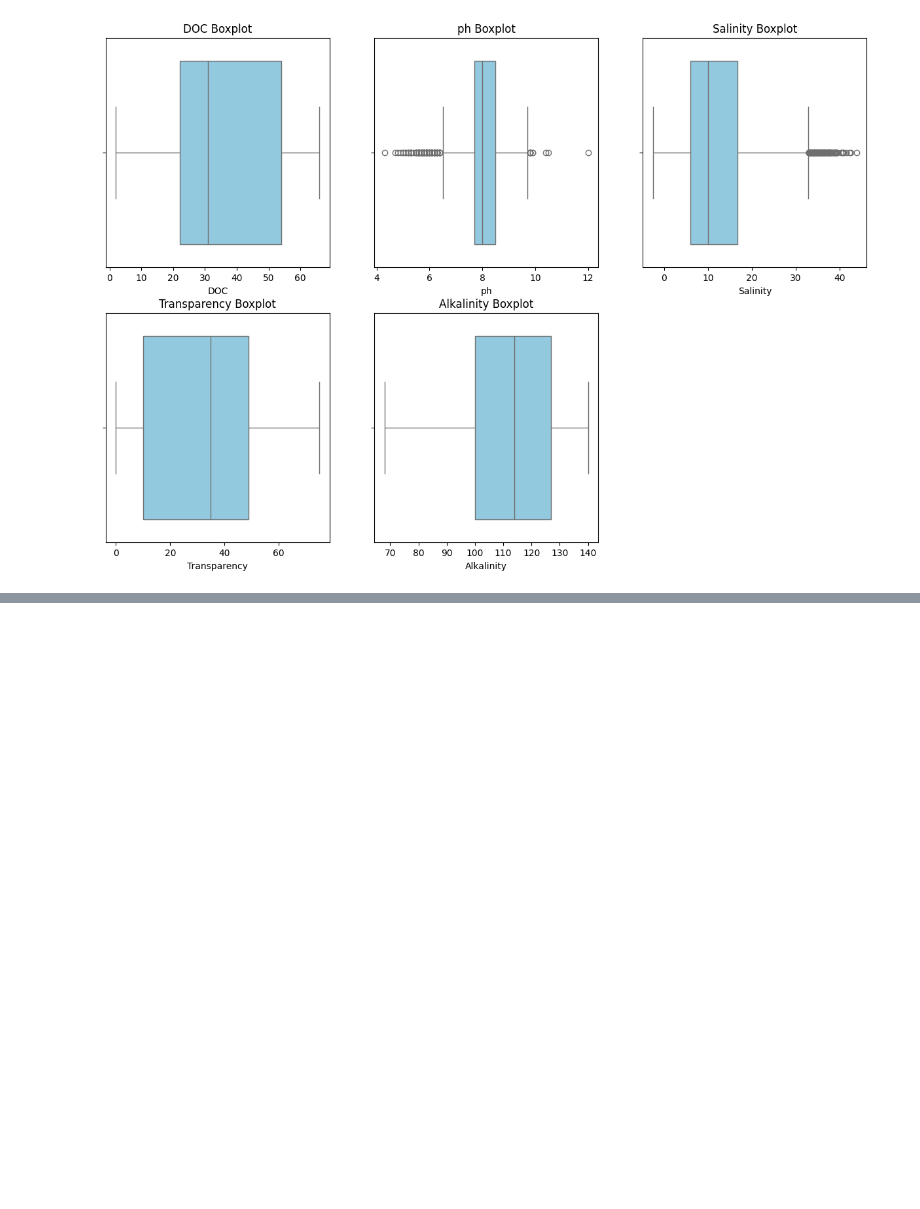
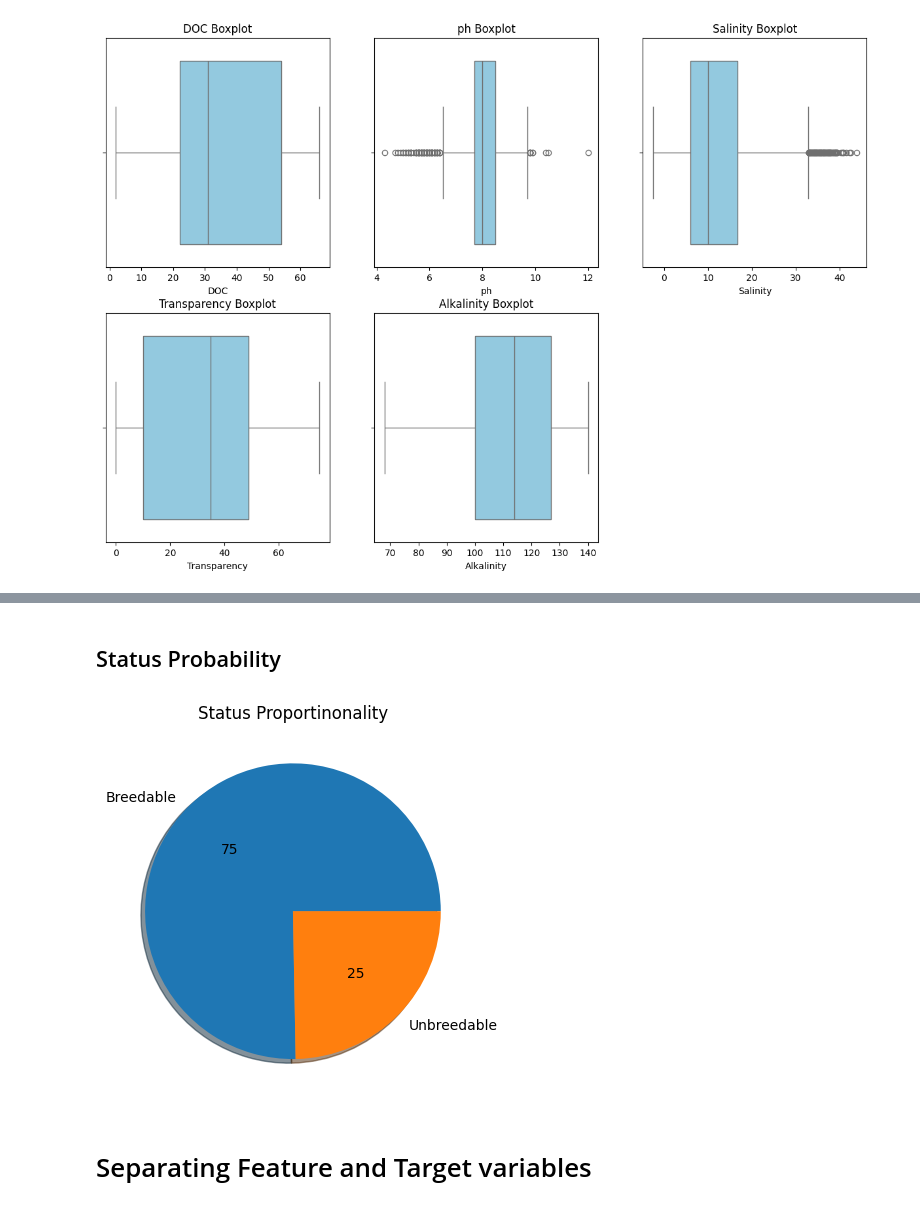
Before and after one commit to dataemperor/Shrimple, a Jupyter notebook: anomaly_detection.ipynb, the cells around one changed output, grey strips where cells are left out. Drawn from its saved outputs; the diff is of its cells as text; code cells hidden in the pictures; blank space fills up the shorter version.

```diff
--- a/anomaly_detection.ipynb
+++ b/anomaly_detection.ipynb
@@ -157,0 +206,10 @@ for i, col in enumerate(['DOC', 'ph', 'Salinity', 'Transparency', 'Alkalinity'],
+# %% [markdown]
+## Status Probability
+# %%
+plt.pie(df_no_outliers.Status.value_counts(), labels= ['Breedable', 'Unbreedable'], autopct="%.f", shadow=True)
+plt.title('Status Proportinonality')
+plt.show()
+# %% [output]
+[figure, added]
+# %% [markdown]
+# Separating Feature and Target variables
```
Also changed, not shown: parts of 10 cells of this notebook.
